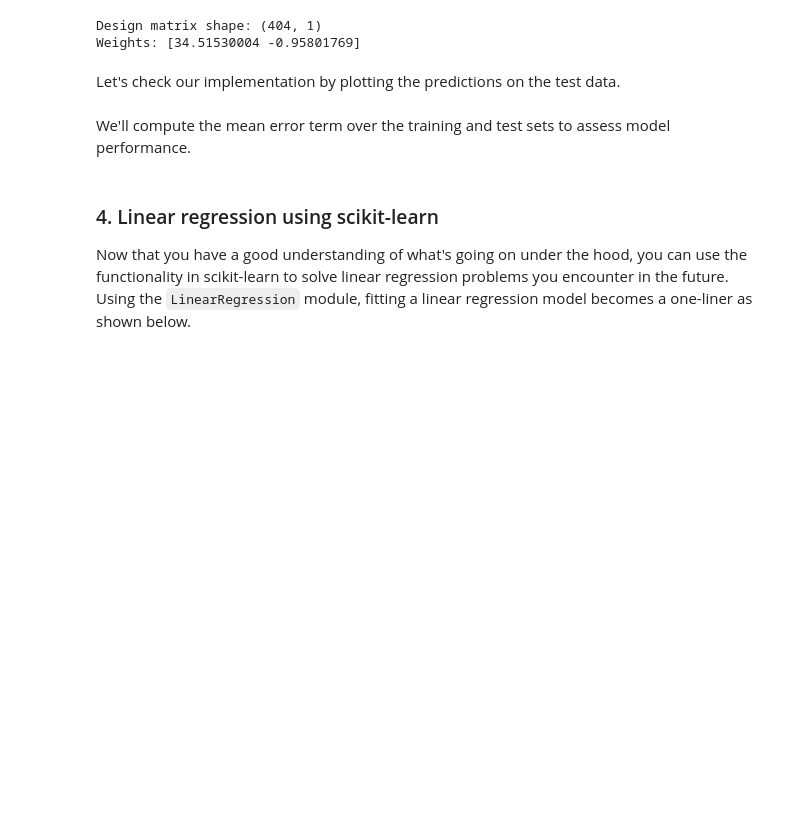
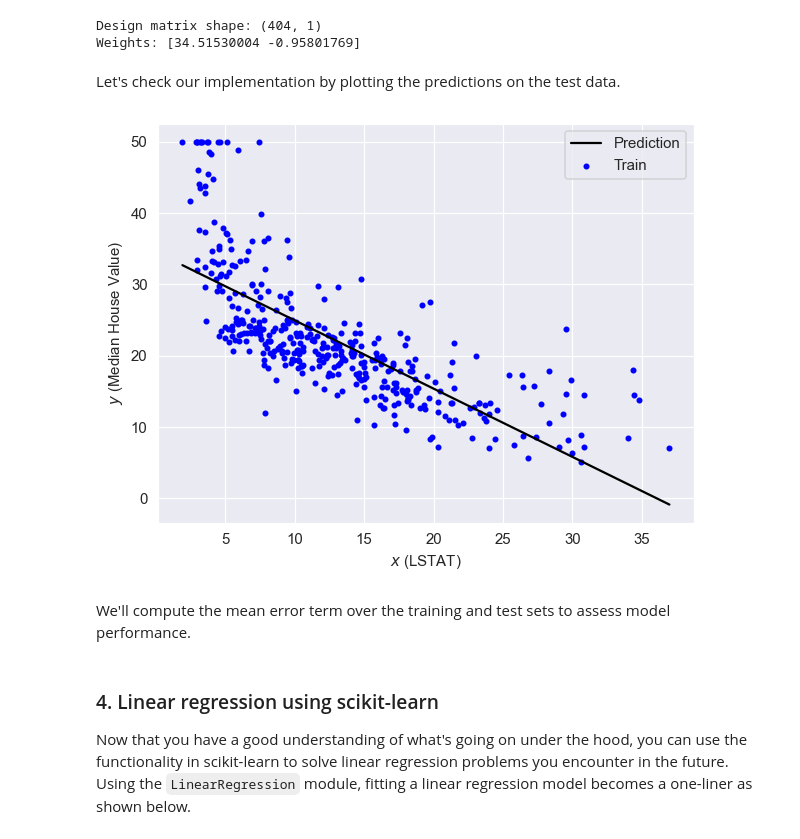
Before and after one commit to Rafsan7238/COMP90051_Labs, a Jupyter notebook: Lab 3/worksheet03.ipynb, the cells around one changed output. Saved outputs shown, nothing was run; the diff lists cells and outputs as text; code cells hidden in the pictures; blank space fills up the shorter version.

```diff
--- a/Lab 3/worksheet03.ipynb
+++ b/Lab 3/worksheet03.ipynb
@@ -121,19 +121,21 @@ Let's check our implementation by plotting the predictions on the test data.
 # %%
 def predict(X, w):
     """Return the predicted response for a given design matrix and weights vector
     """
-    return ... # fill in
+    return np.dot(X, w)
 
 X_grid = np.linspace(X_train_s.min(), X_train_s.max(), num=1001)
 x = np.column_stack((np.ones_like(X_grid), X_grid))
 y = predict(x, w)
 plt.plot(X_grid, y, 'k-', label='Prediction')
 plt.scatter(X_train_s, y_train, color='b', marker='.', label='Train')
 #plt.scatter(X_test_s, y_test, color='r', marker='.', label='Test')
 plt.legend()
 plt.ylabel("$y$ (Median House Value)")
 plt.xlabel("$x$ (LSTAT)")
 plt.show()
+# %% [output]
+[figure, added]
 # %% [markdown]
 We'll compute the mean error term over the training and test sets to assess model performance.
 # %%
```
